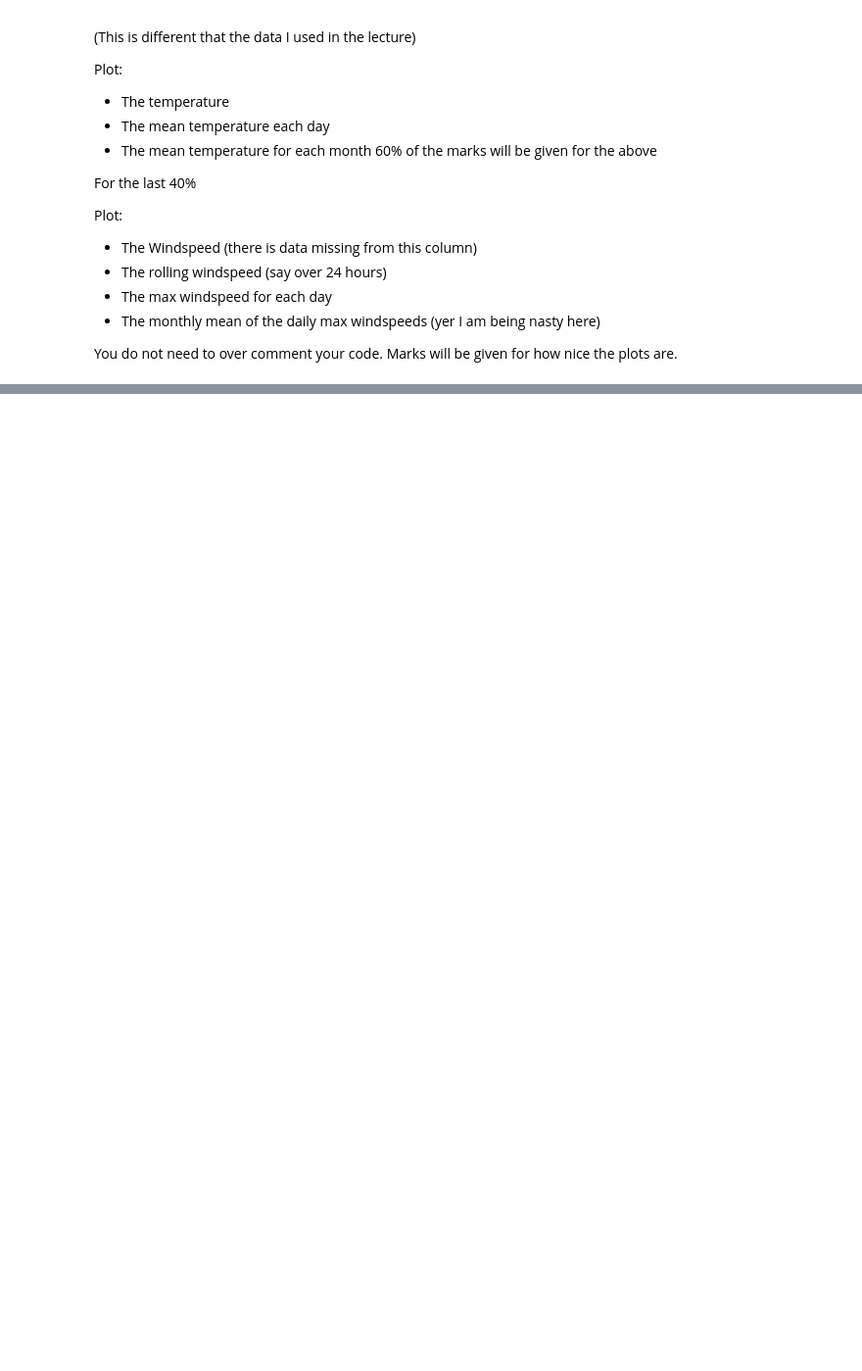
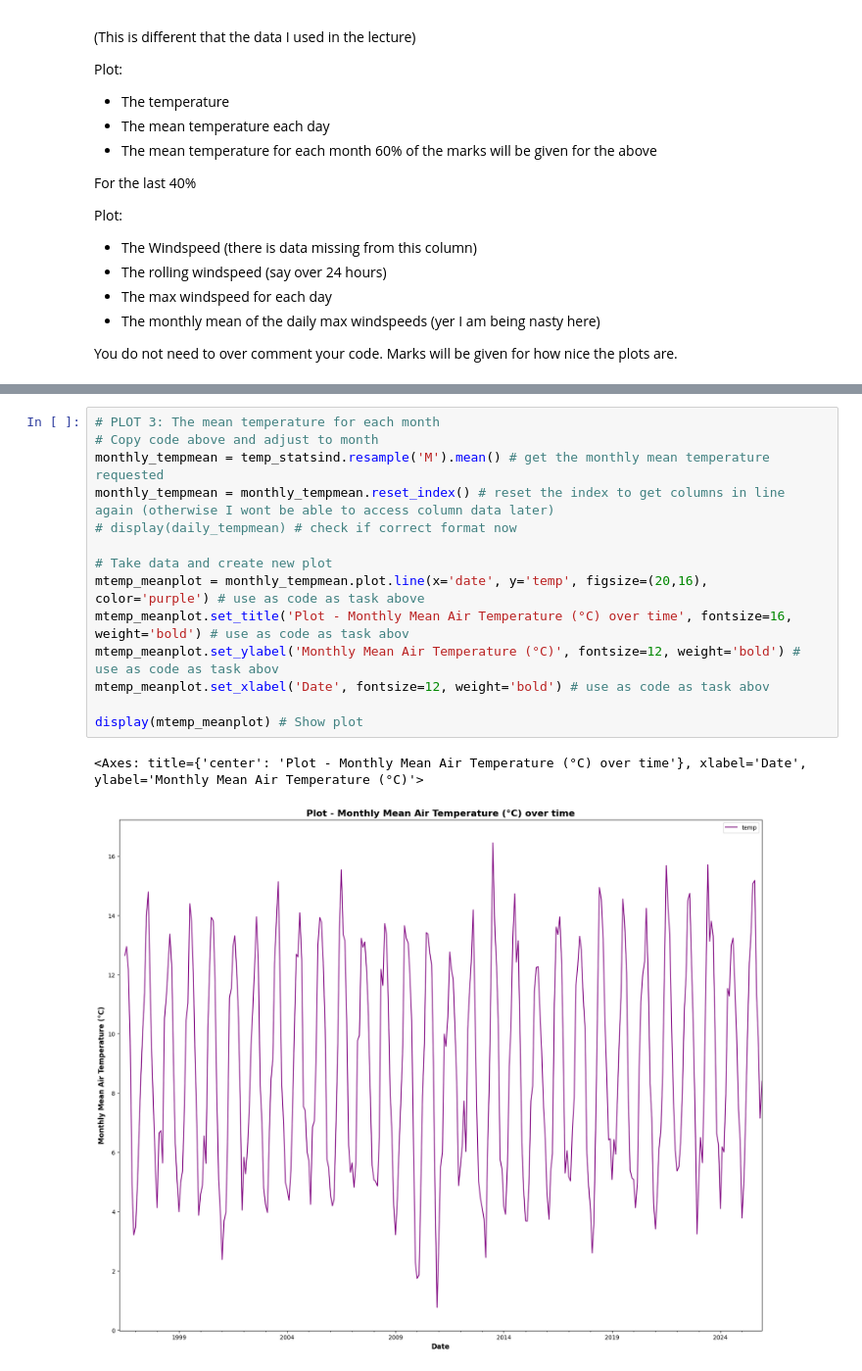
Before and after one commit to Hugo-van-Zyl/programming-for-data-analytics, a Jupyter notebook: Practical Assignments/assignment_6_Weather.ipynb, the cells around one changed output, grey strips where cells are left out. Shown: that part at 98% size. Cells and saved outputs as stored; diff of their text form; blank space fills up the shorter version.

```diff
--- a/Practical Assignments/assignment_6_Weather.ipynb
+++ b/Practical Assignments/assignment_6_Weather.ipynb
@@ -55,3 +77,20 @@ weather_stats
+# %%
+# PLOT 3: The mean temperature for each month
+# Copy code above and adjust to month
+monthly_tempmean = temp_statsind.resample('M').mean() # get the monthly mean temperature requested
+monthly_tempmean = monthly_tempmean.reset_index() # reset the index to get columns in line again (otherwise I wont be able to access column data later)
+# display(daily_tempmean) # check if correct format now
+
+# Take data and create new plot
+mtemp_meanplot = monthly_tempmean.plot.line(x='date', y='temp', figsize=(20,16), color='purple') # use as code as task above
+mtemp_meanplot.set_title('Plot - Monthly Mean Air Temperature (°C) over time', fontsize=16, weight='bold') # use as code as task abov
+mtemp_meanplot.set_ylabel('Monthly Mean Air Temperature (°C)', fontsize=12, weight='bold') # use as code as task abov
+mtemp_meanplot.set_xlabel('Date', fontsize=12, weight='bold') # use as code as task abov
+
+display(mtemp_meanplot) # Show plot
+# %% [output]
+<Axes: title={'center': 'Plot - Monthly Mean Air Temperature (°C) over time'}, xlabel='Date', ylabel='Monthly Mean Air Temperature (°C)'>
+[figure, added]
 # %% [markdown]
 ## Task Resources
 ### The following resources were used for completion of this task:
```
Also changed, not shown: parts of 3 cells of this notebook.
